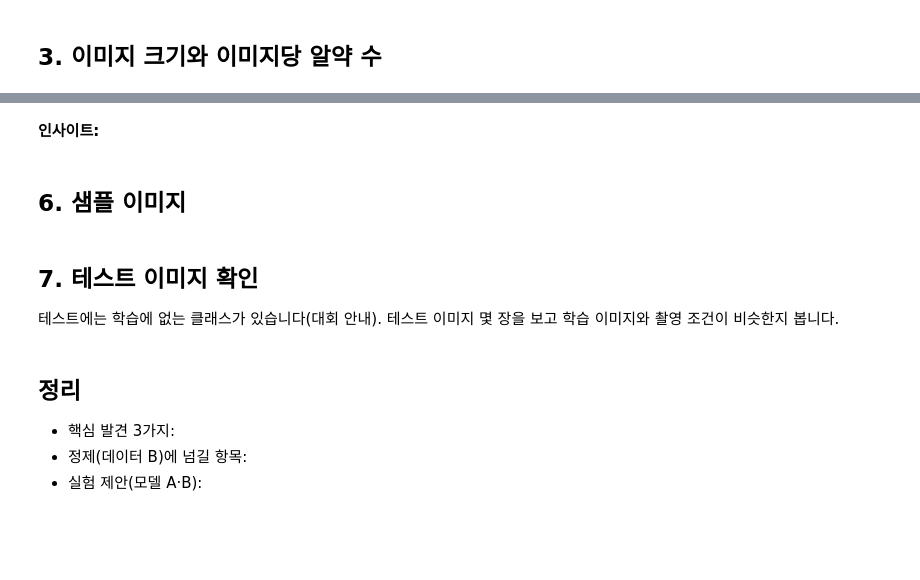
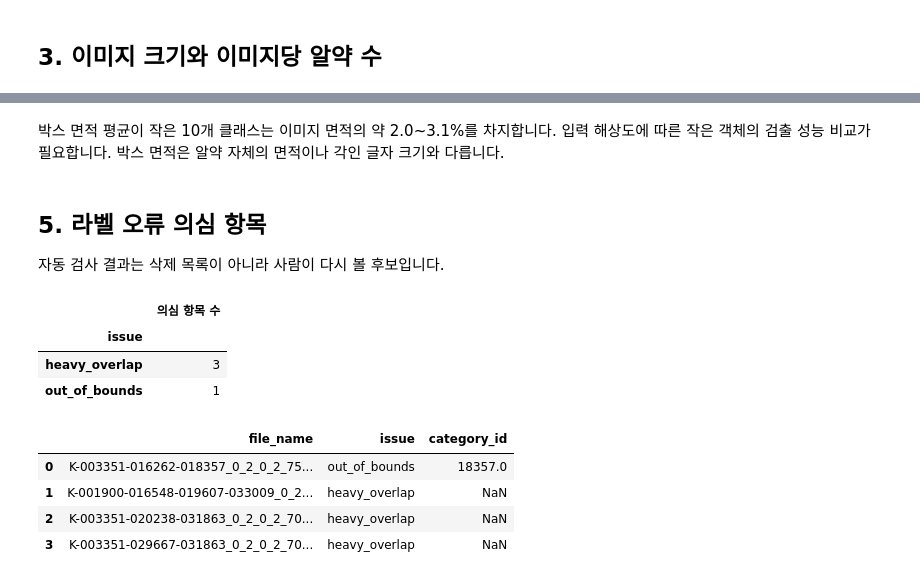
Before and after one commit to part2team1/YacssoK, a Jupyter notebook: notebooks/01_eda.ipynb, the cells around one changed output, grey strips where cells are left out. Drawn from its saved outputs; the diff is of its cells as text; code cells hidden in the pictures; blank space fills up the shorter version.

```diff
--- a/notebooks/01_eda.ipynb
+++ b/notebooks/01_eda.ipynb
@@ -70,10 +134,19 @@ plot_box_centers(boxes_df)
+# %% [markdown]
+박스 면적 평균이 작은 10개 클래스는 이미지 면적의 약 2.0~3.1%를 차지합니다. 입력 해상도에 따른 작은 객체의 검출 성능 비교가 필요합니다. 박스 면적은 알약 자체의 면적이나 각인 글자 크기와 다릅니다.
+# %% [markdown]
+## 5. 라벨 오류 의심 항목
+자동 검사 결과는 삭제 목록이 아니라 사람이 다시 볼 후보입니다.
 # %%
-from src.eda import find_label_issues
-
-issues = find_label_issues(images_df, boxes_df, image_dir=d["train_images"])
-display(issues["issue"].value_counts())
-issues.head(20)
+issues = find_label_issues(images_df, boxes_df, image_dir=IMG_DIR)
+display(issues["issue"].value_counts().to_frame("의심 항목 수"))
+display(issues)
+# %% [output]
+|  | 의심 항목 수 |
+| issue |  |
+| heavy_overlap | 3 |
+| out_of_bounds | 1 |
+|  | file_name | issue | category_id |
+| 0 | K-003351-016262-018357_0_2_0_2_75... | out_of_bounds | 18357.0 |
+| 1 | K-001900-016548-019607-033009_0_2... | heavy_overlap | NaN |
+| 2 | K-003351-020238-031863_0_2_0_2_70... | heavy_overlap | NaN |
+| 3 | K-003351-029667-031863_0_2_0_2_70... | heavy_overlap | NaN |
-# %% [markdown]
-**인사이트:**
-# %% [markdown]
-## 6. 샘플 이미지
@@ -84,3 +152,0 @@ show_samples(records, d["train_images"], class_map, n=6)
-# %% [markdown]
-## 7. 테스트 이미지 확인
-테스트에는 학습에 없는 클래스가 있습니다(대회 안내). 테스트 이미지 몇 장을 보고 학습 이미지와 촬영 조건이 비슷한지 봅니다.
@@ -100,5 +152,0 @@ plt.show()
-# %% [markdown]
-## 정리
-- 핵심 발견 3가지:
-- 정제(데이터 B)에 넘길 항목:
-- 실험 제안(모델 A·B):
```
Also changed, not shown: parts of 35 cells of this notebook.
